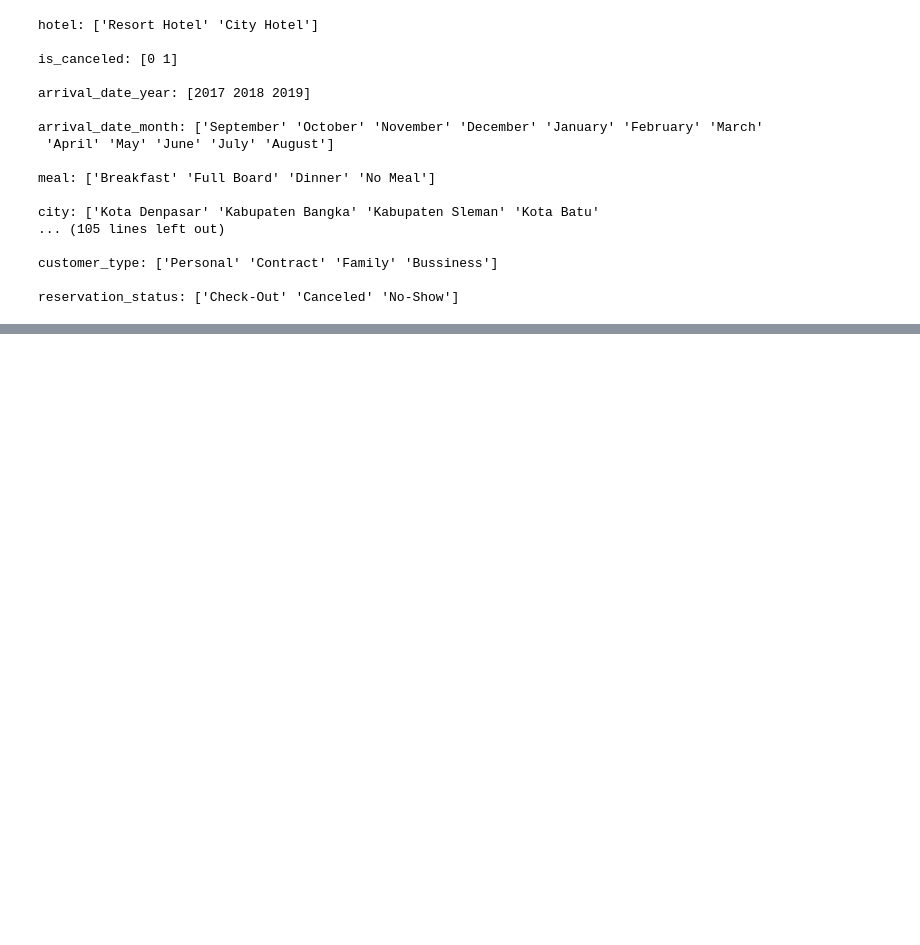
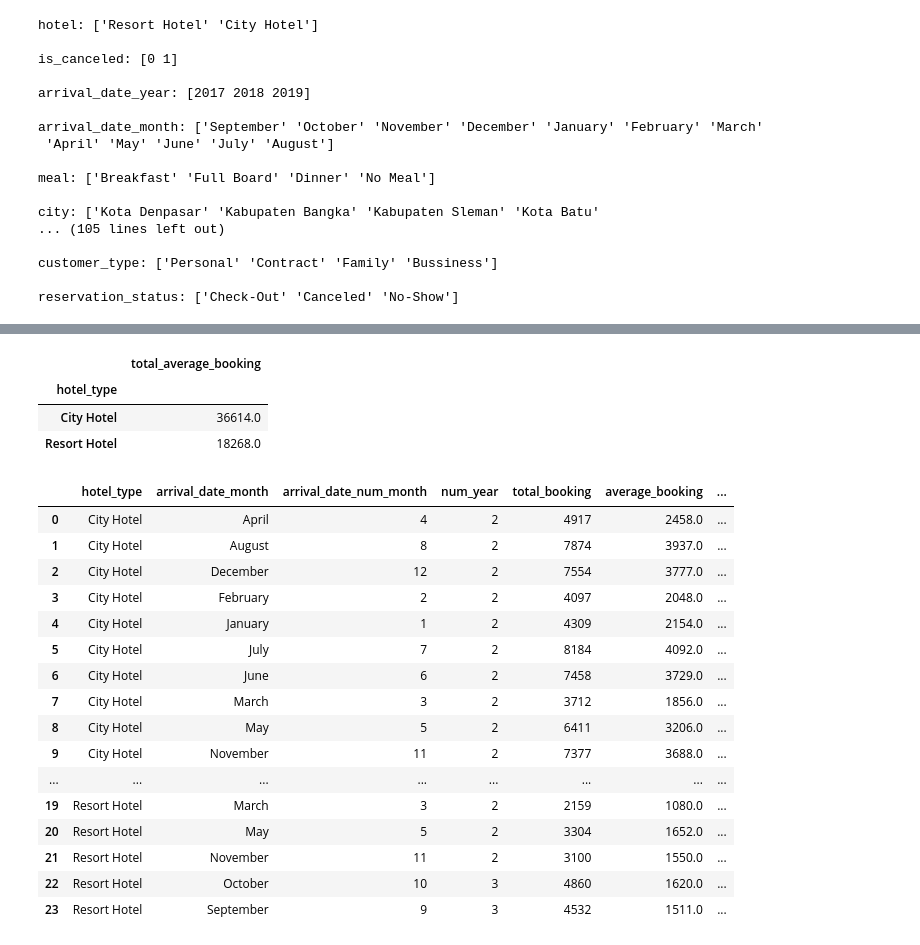
Before and after one commit to mcikalmerdeka/Investigate-Hotel-Business-Using-Data-Visualization, a Jupyter notebook: Task 1/Task_1_Data_Preprocessing.ipynb, the cells around one changed output, grey strips where cells are left out. Saved outputs shown, nothing was run; the diff lists cells and outputs as text; code cells hidden in the pictures; blank space fills up the shorter version.

```diff
--- a/Task 1/Task_1_Data_Preprocessing.ipynb
+++ b/Task 1/Task_1_Data_Preprocessing.ipynb
@@ -486,0 +564,5 @@ reservation_status: ['Check-Out' 'Canceled' 'No-Show']
+# %%
+df_normalized = df_task_2.groupby(['hotel', 'arrival_date_month', 'arrival_date_num_month']).agg({'arrival_date_year' : ['nunique', 'count']}).reset_index()
+df_normalized.columns = ['hotel_type', 'arrival_date_month', 'arrival_date_num_month', 'num_year', 'total_booking']
+
+df_normalized
@@ -486,0 +597,3 @@ reservation_status: ['Check-Out' 'Canceled' 'No-Show']
+# %%
+df_normalized['average_booking'] = round(df_normalized['total_booking'] / df_normalized['num_year'])
+df_normalized
@@ -486,0 +618,32 @@ reservation_status: ['Check-Out' 'Canceled' 'No-Show']
+# %%
+df_normalized_total = df_normalized.groupby('hotel_type').agg({'average_booking':'sum'})
+df_normalized_total.rename(columns={'average_booking':'total_average_booking'}, inplace=True)
+df_normalized_total
+# %% [output]
+|  | total_average_booking |
+| hotel_type |  |
+| City Hotel | 36614.0 |
+| Resort Hotel | 18268.0 |
+# %%
+df_normalized = df_normalized.merge(df_normalized_total, on='hotel_type')
+# %%
+df_normalized['percentage'] = round((df_normalized['average_booking']/df_normalized['total_average_booking'])*100, 2)
+df_normalized
+# %% [output]
+|  | hotel_type | arrival_date_month | arrival_date_num_month | num_year | total_booking | average_booking | ... |
+| 0 | City Hotel | April | 4 | 2 | 4917 | 2458.0 | ... |
+| 1 | City Hotel | August | 8 | 2 | 7874 | 3937.0 | ... |
+| 2 | City Hotel | December | 12 | 2 | 7554 | 3777.0 | ... |
+| 3 | City Hotel | February | 2 | 2 | 4097 | 2048.0 | ... |
+| 4 | City Hotel | January | 1 | 2 | 4309 | 2154.0 | ... |
+| 5 | City Hotel | July | 7 | 2 | 8184 | 4092.0 | ... |
+| 6 | City Hotel | June | 6 | 2 | 7458 | 3729.0 | ... |
+| 7 | City Hotel | March | 3 | 2 | 3712 | 1856.0 | ... |
+| 8 | City Hotel | May | 5 | 2 | 6411 | 3206.0 | ... |
+| 9 | City Hotel | November | 11 | 2 | 7377 | 3688.0 | ... |
+| ... | ... | ... | ... | ... | ... | ... | ... |
+| 19 | Resort Hotel | March | 3 | 2 | 2159 | 1080.0 | ... |
+| 20 | Resort Hotel | May | 5 | 2 | 3304 | 1652.0 | ... |
+| 21 | Resort Hotel | November | 11 | 2 | 3100 | 1550.0 | ... |
+| 22 | Resort Hotel | October | 10 | 3 | 4860 | 1620.0 | ... |
+| 23 | Resort Hotel | September | 9 | 3 | 4532 | 1511.0 | ... |
```
Also changed, not shown: parts of 15 cells of this notebook.
